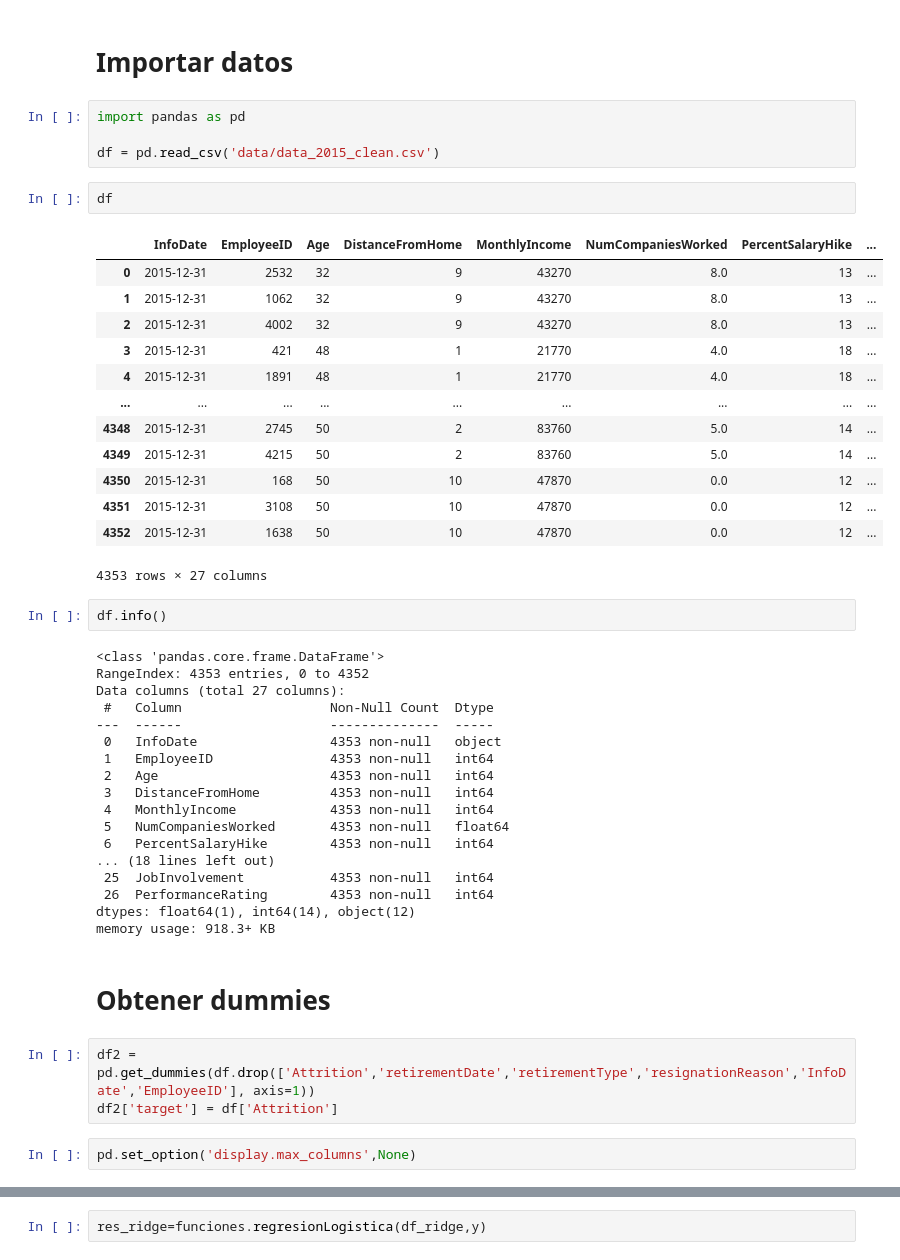
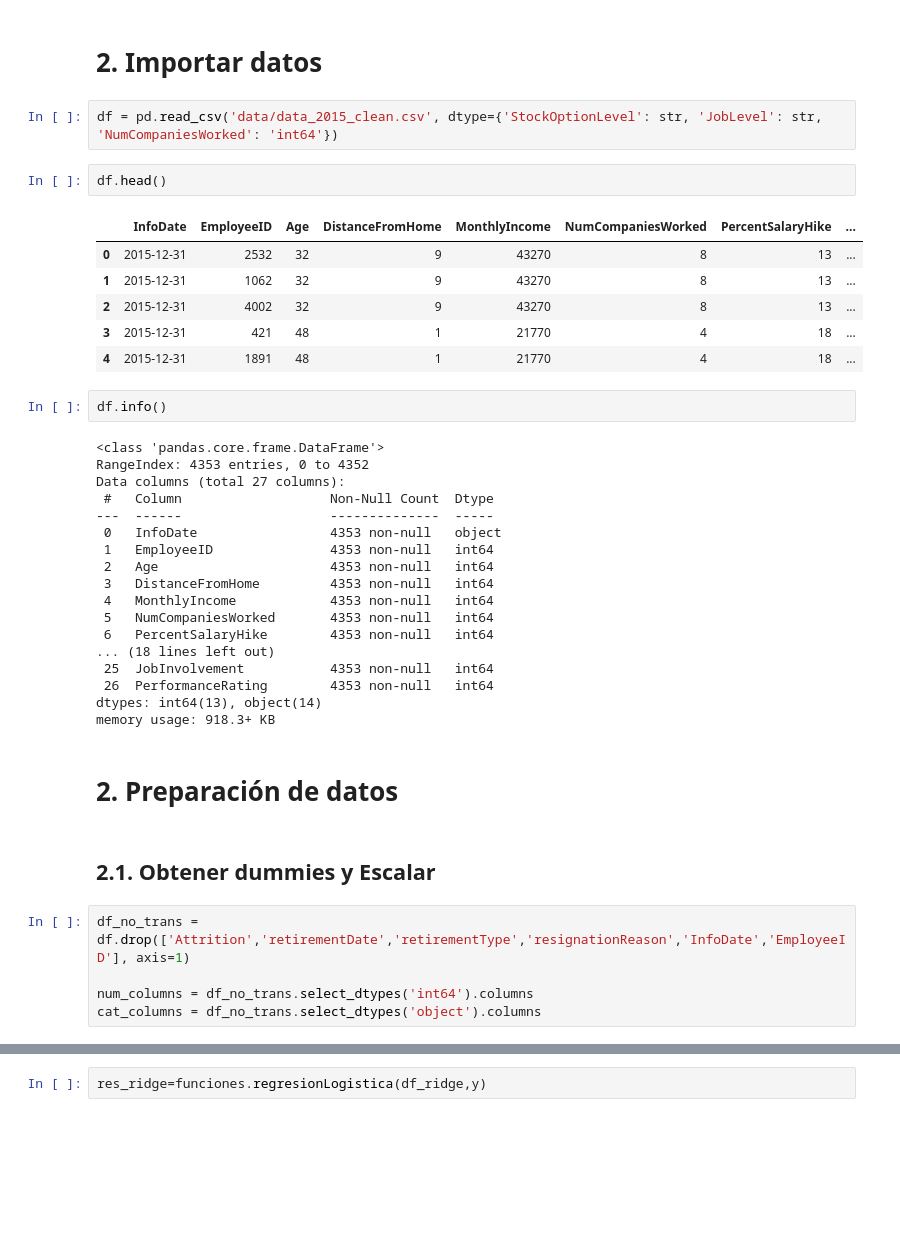
Before and after one commit to AlexanderBedoyaC/prediccion_abandono_empleo, a Jupyter notebook: f. Selección de Variables.ipynb, the cells around one changed output, grey strips where cells are left out. Drawn from its saved outputs; the diff is of its cells as text; blank space fills up the shorter version.

```diff
--- a/f. Selección de Variables.ipynb
+++ b/f. Selección de Variables.ipynb
@@ -1,25 +36,16 @@
 # %% [markdown]
-# Importar datos
+# 2. Importar datos
-# %%
-import pandas as pd
-
-df = pd.read_csv('data/data_2015_clean.csv')
+# %%
+df = pd.read_csv('data/data_2015_clean.csv', dtype={'StockOptionLevel': str, 'JobLevel': str, 'NumCompaniesWorked': 'int64'})
 # %%
-df
+df.head()
 # %% [output]
 |  | InfoDate | EmployeeID | Age | DistanceFromHome | MonthlyIncome | NumCompaniesWorked | PercentSalaryHike | ... |
-| 0 | 2015-12-31 | 2532 | 32 | 9 | 43270 | 8.0 | 13 | ... |
-| 1 | 2015-12-31 | 1062 | 32 | 9 | 43270 | 8.0 | 13 | ... |
-| 2 | 2015-12-31 | 4002 | 32 | 9 | 43270 | 8.0 | 13 | ... |
-| 3 | 2015-12-31 | 421 | 48 | 1 | 21770 | 4.0 | 18 | ... |
-| 4 | 2015-12-31 | 1891 | 48 | 1 | 21770 | 4.0 | 18 | ... |
-| ... | ... | ... | ... | ... | ... | ... | ... | ... |
-| 4348 | 2015-12-31 | 2745 | 50 | 2 | 83760 | 5.0 | 14 | ... |
-| 4349 | 2015-12-31 | 4215 | 50 | 2 | 83760 | 5.0 | 14 | ... |
-| 4350 | 2015-12-31 | 168 | 50 | 10 | 47870 | 0.0 | 12 | ... |
-| 4351 | 2015-12-31 | 3108 | 50 | 10 | 47870 | 0.0 | 12 | ... |
-| 4352 | 2015-12-31 | 1638 | 50 | 10 | 47870 | 0.0 | 12 | ... |
+| 0 | 2015-12-31 | 2532 | 32 | 9 | 43270 | 8 | 13 | ... |
+| 1 | 2015-12-31 | 1062 | 32 | 9 | 43270 | 8 | 13 | ... |
+| 2 | 2015-12-31 | 4002 | 32 | 9 | 43270 | 8 | 13 | ... |
+| 3 | 2015-12-31 | 421 | 48 | 1 | 21770 | 4 | 18 | ... |
+| 4 | 2015-12-31 | 1891 | 48 | 1 | 21770 | 4 | 18 | ... |
-4353 rows × 27 columns
 # %%
 df.info()
 # %% [output]
@@ -33,17 +59,19 @@ Data columns (total 27 columns):
  2   Age                      4353 non-null   int64
  3   DistanceFromHome         4353 non-null   int64
  4   MonthlyIncome            4353 non-null   int64
- 5   NumCompaniesWorked       4353 non-null   float64
+ 5   NumCompaniesWorked       4353 non-null   int64
  6   PercentSalaryHike        4353 non-null   int64
 ... (18 lines left out)
  25  JobInvolvement           4353 non-null   int64
  26  PerformanceRating        4353 non-null   int64
-dtypes: float64(1), int64(14), object(12)
+dtypes: int64(13), object(14)
 memory usage: 918.3+ KB
+# %% [markdown]
+# 2. Preparación de datos
 # %% [markdown]
-# Obtener dummies
+## 2.1. Obtener dummies y Escalar
 # %%
-df2 = pd.get_dummies(df.drop(['Attrition','retirementDate','retirementType','resignationReason','InfoDate','EmployeeID'], axis=1))
-df2['target'] = df['Attrition']
+df_no_trans = df.drop(['Attrition','retirementDate','retirementType','resignationReason','InfoDate','EmployeeID'], axis=1)
+
+num_columns = df_no_trans.select_dtypes('int64').columns
+cat_columns = df_no_trans.select_dtypes('object').columns
-# %%
-pd.set_option('display.max_columns',None)
```
Also changed, not shown: parts of 62 cells of this notebook, 5 other files.
